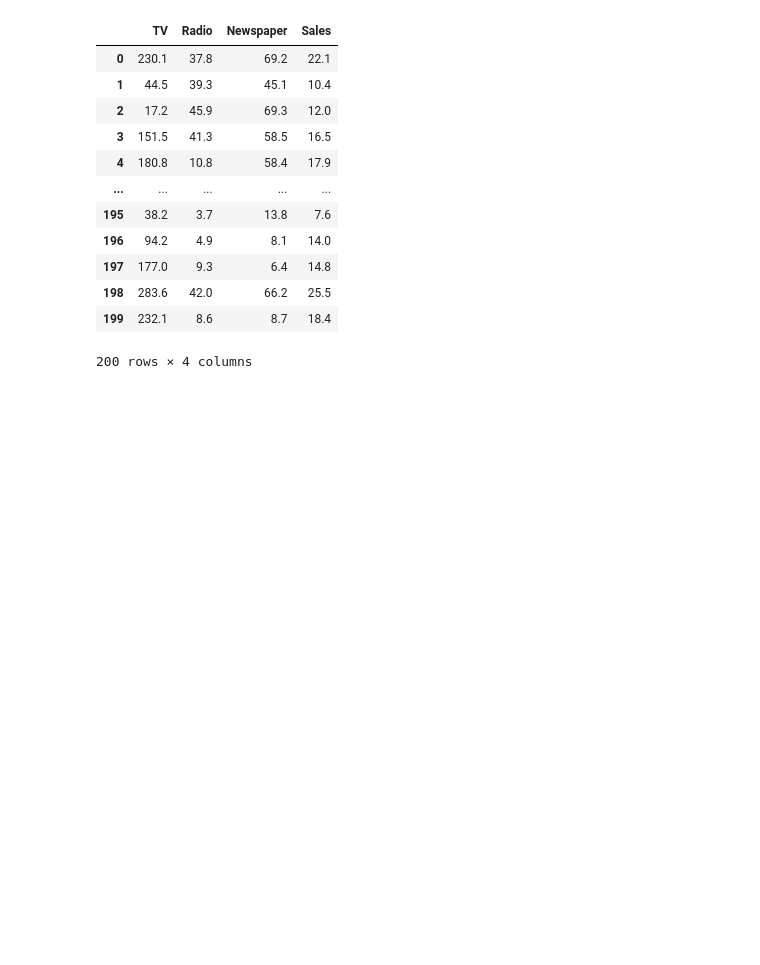
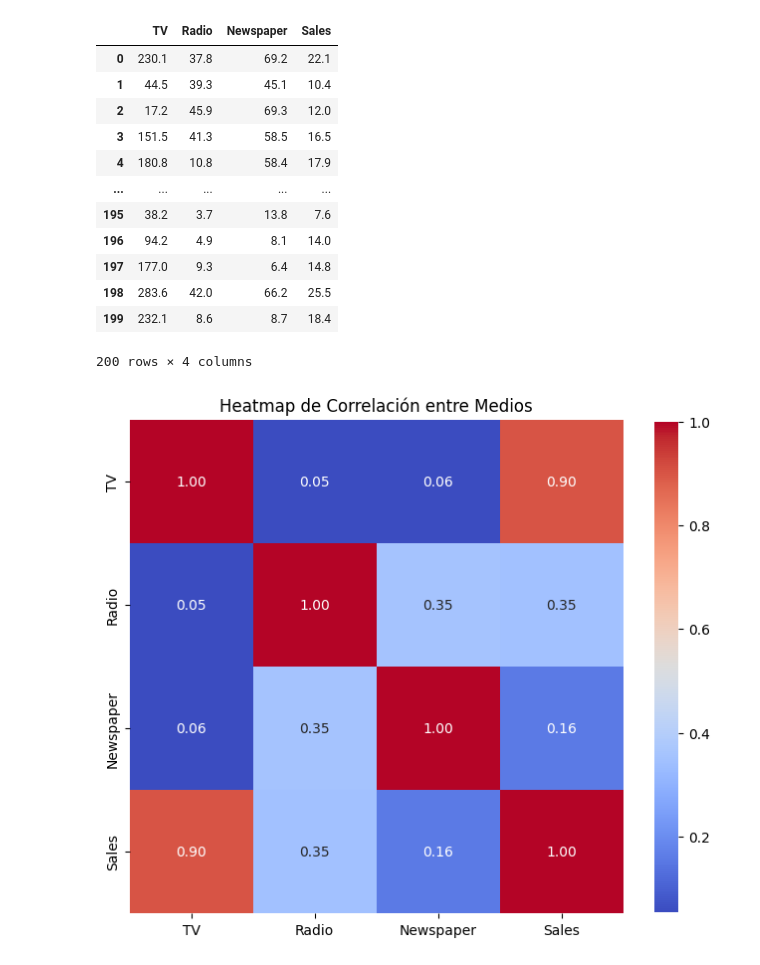
Before and after one commit to Benmaza/Benmaza, a Jupyter notebook: EBAC/Tareas/TareaM53-CD-RubenMaza.ipynb, the cells around one changed output. Drawn from its saved outputs; the diff is of its cells as text; code cells hidden in the pictures; blank space fills up the shorter version.

```diff
--- a/EBAC/Tareas/TareaM53-CD-RubenMaza.ipynb
+++ b/EBAC/Tareas/TareaM53-CD-RubenMaza.ipynb
@@ -20,6 +23,15 @@ data
 | 198 | 283.6 | 42.0 | 66.2 | 25.5 |
 | 199 | 232.1 | 8.6 | 8.7 | 18.4 |
 200 rows × 4 columns
+# %%
+# Creando un heatmap para visualizar la correlación entre las variables
+
+plt.figure(figsize=(8, 8))
+sns.heatmap(data.corr(), annot=True, fmt=".2f", cmap="coolwarm", square=True, cbar_kws={"shrink": .8})
+plt.title('Heatmap de Correlación entre Medios')
+plt.show()
+# %% [output]
+[figure, added]
 # %%
 # separando las variables independientes y dependientes
 X = data[['TV', 'Radio', 'Newspaper']]
```
Also changed, not shown: parts of 11 cells of this notebook.
